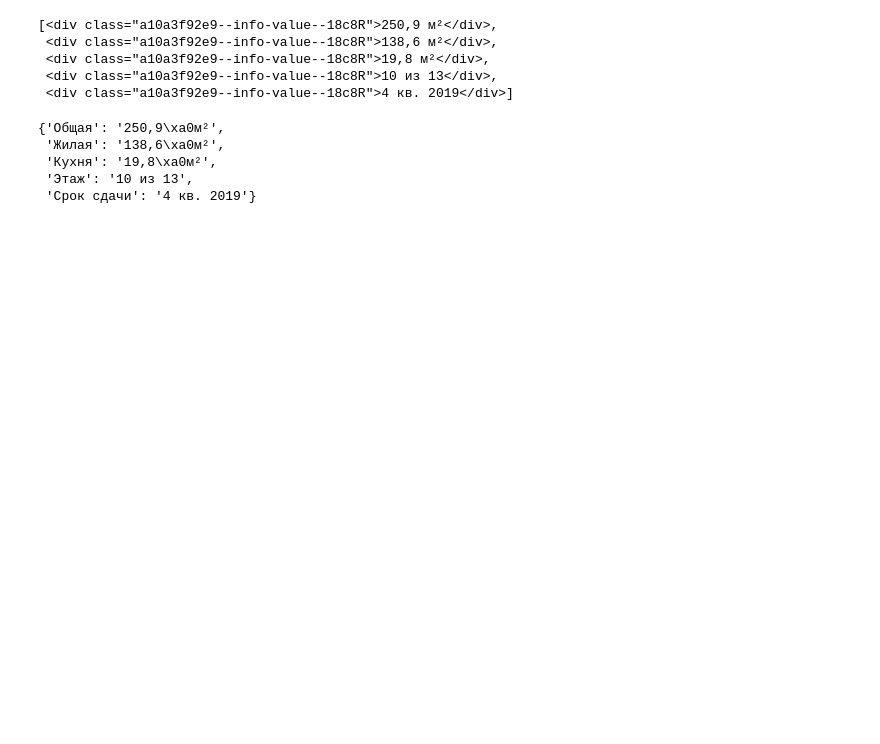
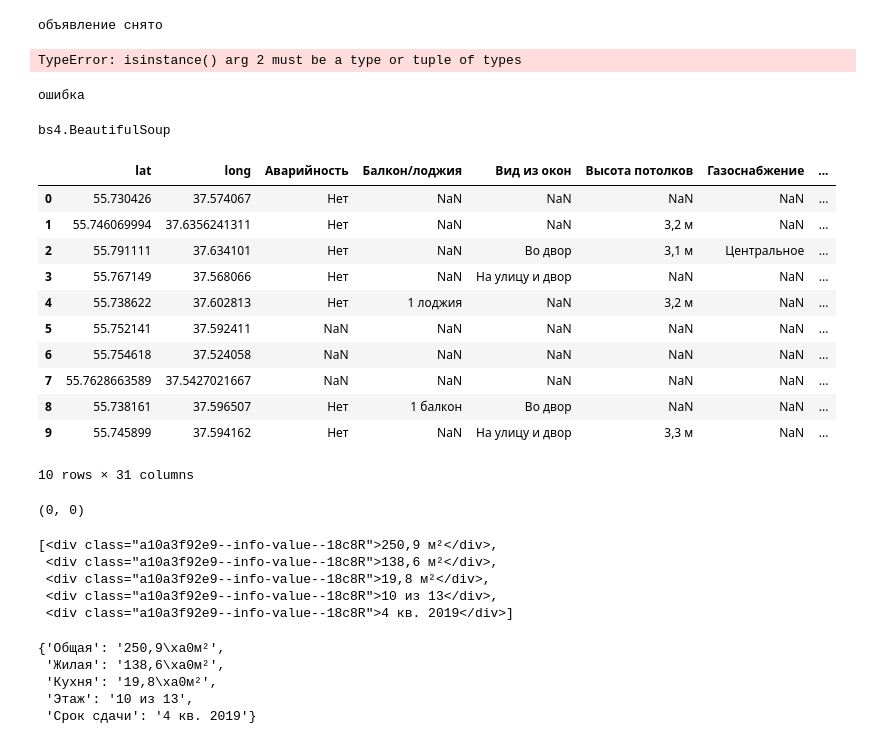
Before and after one commit to FUlyankin/massResearch_houses, a Jupyter notebook: week01_parsers/Parse_Flat.ipynb, the cells around one changed output. Drawn from its saved outputs; the diff is of its cells as text; code cells hidden in the pictures; blank space fills up the shorter version.

```diff
--- a/week01_parsers/Parse_Flat.ipynb
+++ b/week01_parsers/Parse_Flat.ipynb
@@ -85,6 +93,0 @@ def get_address(soup):
-# %%
-url = 'https://www.cian.ru/sale/flat/227051138/'
-
-r = requests.get(url)
-content = r.content
-soup = BeautifulSoup(content)
@@ -90,0 +107,5 @@ soup = BeautifulSoup(content)
+# %%
+import pickle
+with open(r'C:\Users\Admin\Desktop\Учеба\масс рисёрч\massResearch_houses\massResearch_houses\week01_parsers\CAO.pickle', 'rb') as f:
+    data = pickle.load(f)
+data
@@ -90,0 +130,7 @@ soup = BeautifulSoup(content)
+# %%
+hrefs = []
+hrefs_real = []
+for k,v in data.items():
+    hrefs.extend(v)
+hrefs_real += list(set(hrefs))
+hrefs_real
@@ -90,0 +155,61 @@ soup = BeautifulSoup(content)
+# %%
+all_infa = []
+i=0
+
+for url in hrefs_real:
+    i += 1
+    try:
+        time.sleep(1)
+        soup = get_soup(url)
+    except ConnectionError:
+        time.sleep(10)
+        soup = get_soup(url)
+
+    if soup.find("div", {"data-name": "OfferUnpublished"}):
+        print('объявление снято')
+        continue
+
+    cur_infa = infa_download(soup)
+    all_infa.append(cur_infa)
+# %% [output]
+объявление снято
+TypeError: isinstance() arg 2 must be a type or tuple of types
+# %%
+try:
+    a= []
+    x = a.find_all('div')
+except AttributeError:
+    print('ошибка ')
+# %% [output]
+ошибка
+# %%
+hrefs_real[1]
+soup = get_soup(hrefs_real[10])
+#info = soup.find('div', {'class':'a10a3f92e9--column--2oGBs'})
+#info_1 = get_about(soup)
+#display(info)
+#isinstance(soup, list)
+type(soup)
+# %% [output]
+bs4.BeautifulSoup
+# %%
+import pandas as pd
+df = pd.DataFrame(all_infa)
+df
+# %% [output]
+|  | lat | long | Аварийность | Балкон/лоджия | Вид из окон | Высота потолков | Газоснабжение | ... |
+| 0 | 55.730426 | 37.574067 | Нет | NaN | NaN | NaN | NaN | ... |
+| 1 | 55.746069994 | 37.6356241311 | Нет | NaN | NaN | 3,2 м | NaN | ... |
+| 2 | 55.791111 | 37.634101 | Нет | NaN | Во двор | 3,1 м | Центральное | ... |
+| 3 | 55.767149 | 37.568066 | Нет | NaN | На улицу и двор | NaN | NaN | ... |
+| 4 | 55.738622 | 37.602813 | Нет | 1 лоджия | NaN | 3,2 м | NaN | ... |
+| 5 | 55.752141 | 37.592411 | NaN | NaN | NaN | NaN | NaN | ... |
+| 6 | 55.754618 | 37.524058 | NaN | NaN | NaN | NaN | NaN | ... |
+| 7 | 55.7628663589 | 37.5427021667 | NaN | NaN | NaN | NaN | NaN | ... |
+| 8 | 55.738161 | 37.596507 | Нет | 1 балкон | Во двор | NaN | NaN | ... |
+| 9 | 55.745899 | 37.594162 | Нет | NaN | На улицу и двор | 3,3 м | NaN | ... |
+10 rows × 31 columns
+# %%
+df.shape
+# %% [output]
+(0, 0)
```
Also changed, not shown: parts of 6 cells of this notebook.
